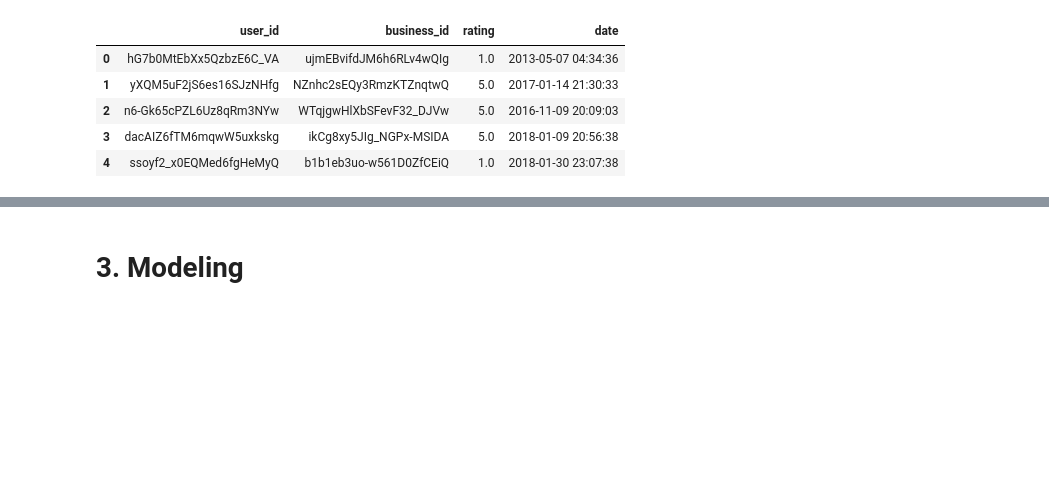
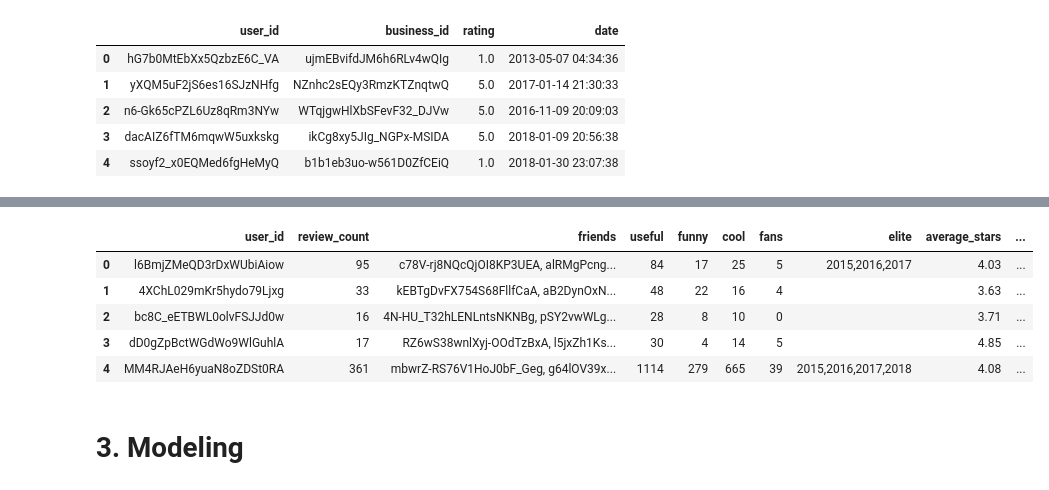
Before and after one commit to thisismeg/personalization-final-project, a Jupyter notebook: final_report.ipynb, the cells around one changed output, grey strips where cells are left out. Saved outputs shown, nothing was run; the diff lists cells and outputs as text; code cells hidden in the pictures; blank space fills up the shorter version.

```diff
--- a/final_report.ipynb
+++ b/final_report.ipynb
@@ -29,5 +43,12 @@ from tqdm import tqdm
 # %%
 def convert_json_to_df(path, file_name, column_names):
+    '''
+    converts the json file into a pandas dataframe
+    path: string of path
+    file_name: string of json file name
+    column_names: the names of the json file attributes (used as the dataframe column names)
+    returns: dataframe
+    '''
     line_count = len(open(path + file_name).readlines())
     columns_dict = {name: [] for name in column_names}
 
@@ -86,6 +157,15 @@ users = convert_json_to_df(path, 'user.json', ['user_id', 'review_count', 'frien
                                                'compliment_plain', 'compliment_cool', 'compliment_funny',
                                                'compliment_writer', 'compliment_photos'
                                               ])
+# %%
+users.head()
+# %% [output]
+|  | user_id | review_count | friends | useful | funny | cool | fans | elite | average_stars | ... |
+| 0 | l6BmjZMeQD3rDxWUbiAiow | 95 | c78V-rj8NQcQjOI8KP3UEA, alRMgPcng... | 84 | 17 | 25 | 5 | 2015,2016,2017 | 4.03 | ... |
+| 1 | 4XChL029mKr5hydo79Ljxg | 33 | kEBTgDvFX754S68FllfCaA, aB2DynOxN... | 48 | 22 | 16 | 4 |  | 3.63 | ... |
+| 2 | bc8C_eETBWL0olvFSJJd0w | 16 | 4N-HU_T32hLENLntsNKNBg, pSY2vwWLg... | 28 | 8 | 10 | 0 |  | 3.71 | ... |
+| 3 | dD0gZpBctWGdWo9WlGuhlA | 17 | RZ6wS38wnlXyj-OOdTzBxA, l5jxZh1Ks... | 30 | 4 | 14 | 5 |  | 4.85 | ... |
+| 4 | MM4RJAeH6yuaN8oZDSt0RA | 361 | mbwrZ-RS76V1HoJ0bF_Geg, g64lOV39x... | 1114 | 279 | 665 | 39 | 2015,2016,2017,2018 | 4.08 | ... |
 # %%
 # tip.json
 tips =  convert_json_to_df(path, 'tip.json', ['text', 'date', 'compliment_count', 'business_id', 'user_id'])
```
Also changed, not shown: parts of 28 cells of this notebook.
